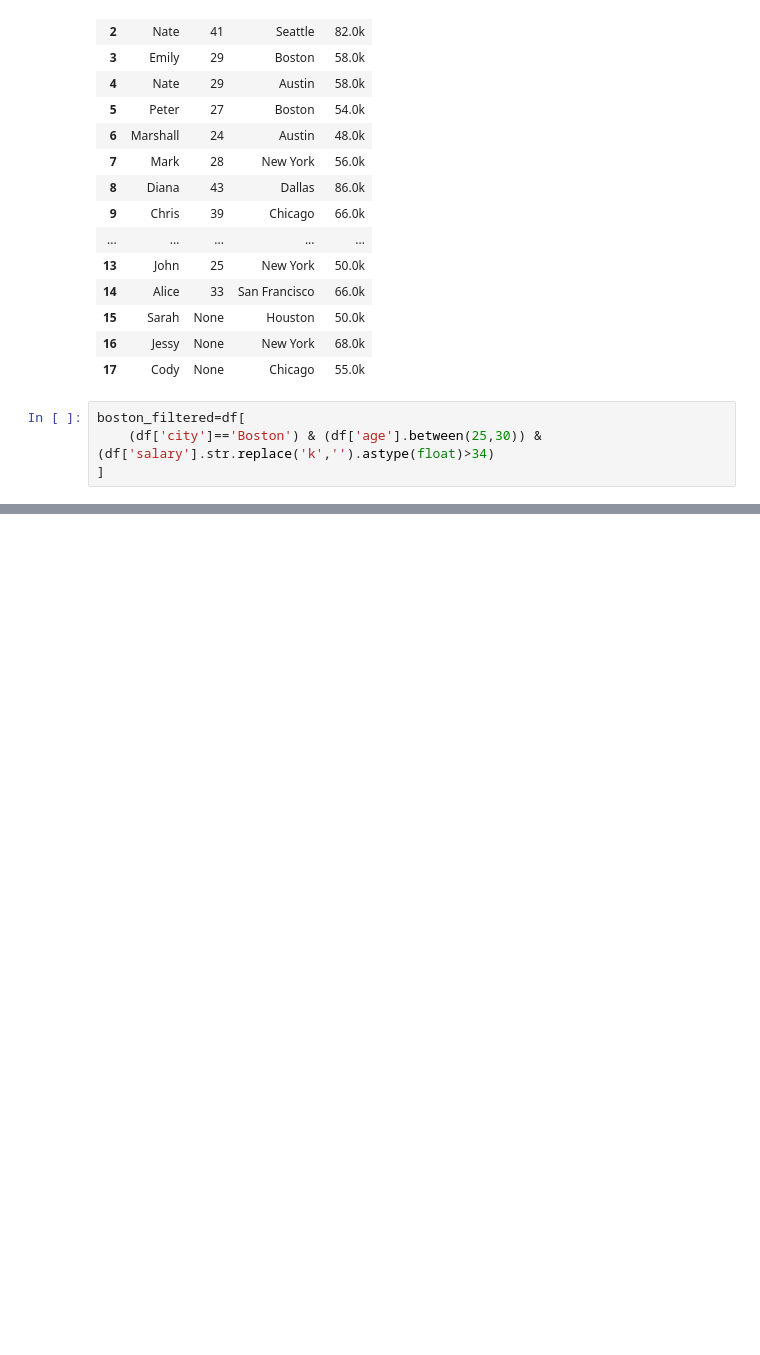
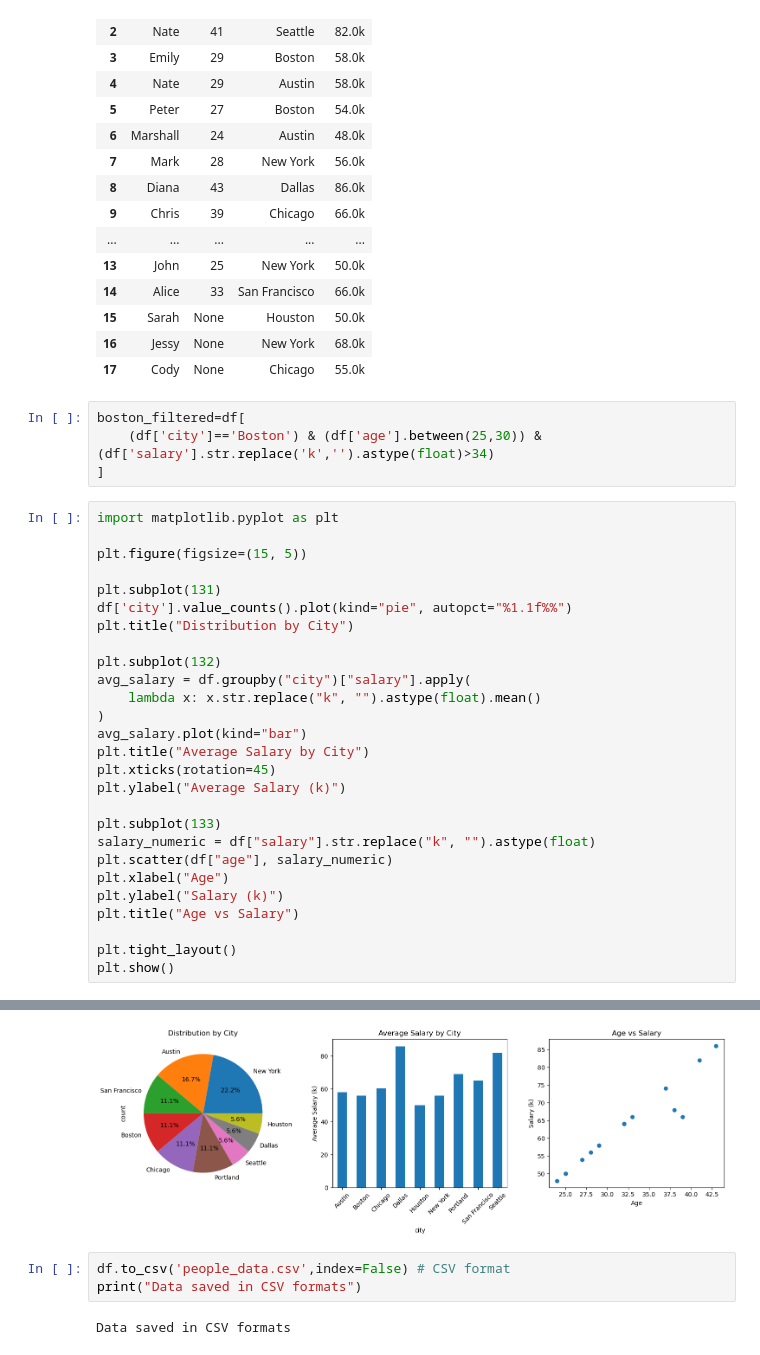
Before and after one commit to Anil-Mhj/Python-Training-Files, a Jupyter notebook: Chapter_7_Python_Modules_and_Standard_Libraries/pandas.ipynb, the cells around one changed output, grey strips where cells are left out. Saved outputs shown, nothing was run; the diff lists cells and outputs as text; blank space fills up the shorter version.

```diff
--- a/Chapter_7_Python_Modules_and_Standard_Libraries/pandas.ipynb
+++ b/Chapter_7_Python_Modules_and_Standard_Libraries/pandas.ipynb
@@ -273,3 +255,31 @@ df
 boston_filtered=df[
     (df['city']=='Boston') & (df['age'].between(25,30)) & (df['salary'].str.replace('k','').astype(float)>34)
 ]
+# %%
+import matplotlib.pyplot as plt
+
+plt.figure(figsize=(15, 5))
+
+plt.subplot(131)
+df['city'].value_counts().plot(kind="pie", autopct="%1.1f%%")
+plt.title("Distribution by City")
+
+plt.subplot(132)
+avg_salary = df.groupby("city")["salary"].apply(
+    lambda x: x.str.replace("k", "").astype(float).mean()
+)
+avg_salary.plot(kind="bar")
+plt.title("Average Salary by City")
+plt.xticks(rotation=45)
+plt.ylabel("Average Salary (k)")
+
+plt.subplot(133)
+salary_numeric = df["salary"].str.replace("k", "").astype(float)
+plt.scatter(df["age"], salary_numeric)
+plt.xlabel("Age")
+plt.ylabel("Salary (k)")
+plt.title("Age vs Salary")
+
+plt.tight_layout()
+plt.show()
+# %% [output]
@@ -275,0 +303,6 @@ boston_filtered=df[
+[figure, added]
+# %%
+df.to_csv('people_data.csv',index=False) # CSV format
+print("Data saved in CSV formats")
+# %% [output]
+Data saved in CSV formats
```
Also changed, not shown: parts of 4 cells of this notebook.
